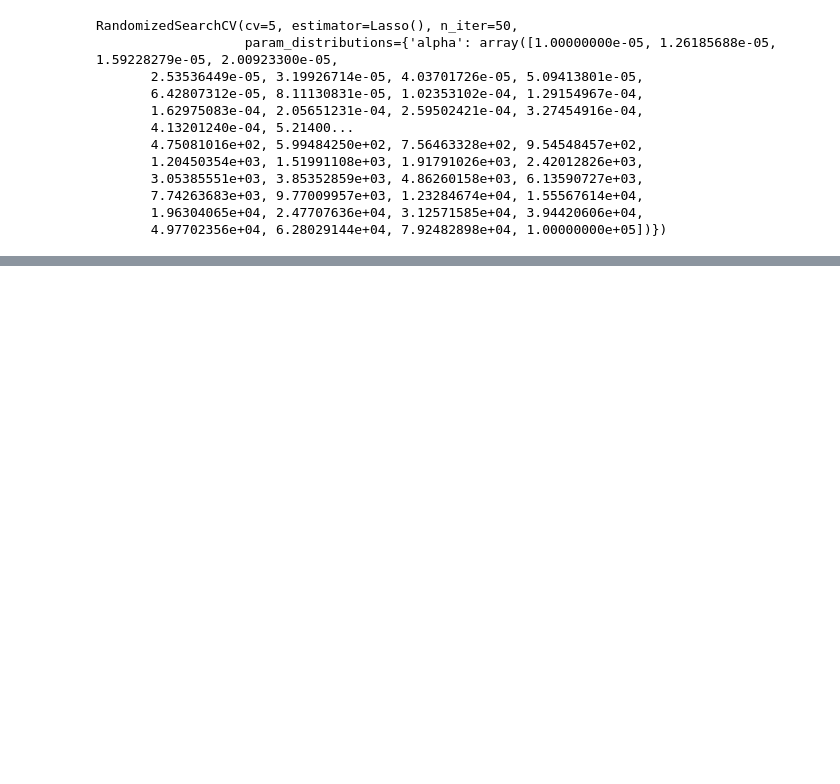
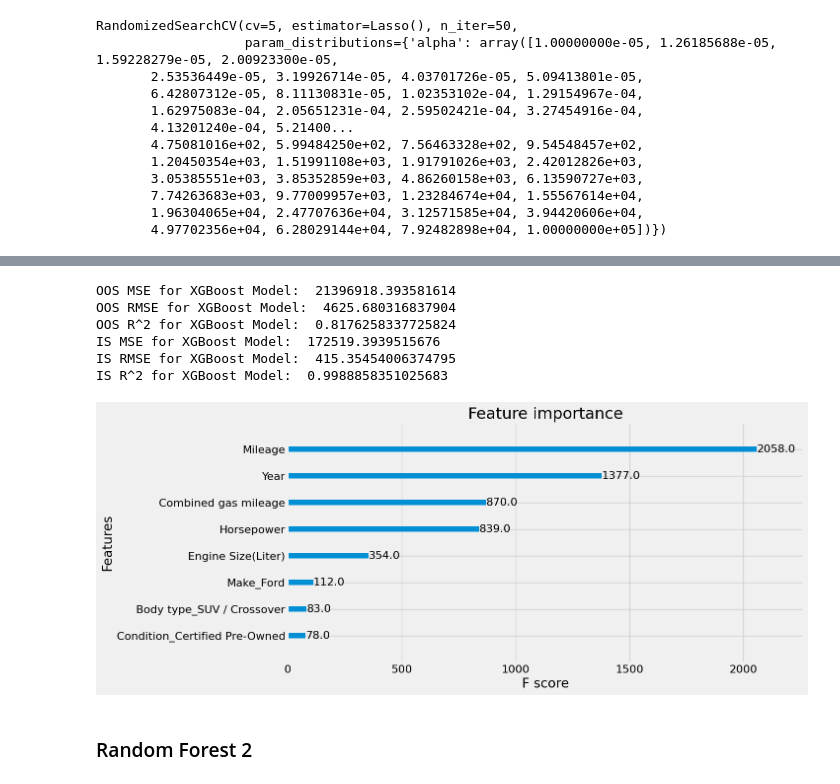
Before and after one commit to murads994/Fair-Market-Value-Prediction-CarGurus, a Jupyter notebook: Used_Car_Fair_Price_Prediction.ipynb, the cells around one changed output, grey strips where cells are left out. Cells and saved outputs as stored; diff of their text form; code cells hidden in the pictures; blank space fills up the shorter version.

```diff
--- a/Used_Car_Fair_Price_Prediction.ipynb
+++ b/Used_Car_Fair_Price_Prediction.ipynb
@@ -1219,0 +1595,5 @@ Overall it seems like Ridge Regression Model performs the best since it is more
+# %%
+y = df_reserve.loc[:,['Average Market Price']]
+x = df_reserve.drop(['Average Market Price'],axis=1)
+
+x_train, x_test, y_train, y_test = train_test_split(x, y, test_size = 0.2, random_state = 530)
@@ -1219,0 +1718,14 @@ Overall it seems like Ridge Regression Model performs the best since it is more
+# %%
+### XGBoost 2 ###
+### XGBoost Regressor ###
+regressor = XGBRegressor(eval_metric= 'rmse')
+
+param_grid = {
+    'max_depth': [4, 5, 6],
+    'n_estimators': [500, 600, 700],
+    'learning_rate': [0.1, 0.25, 0.5, 0.75],
+    'alpha': [0.25, 0.5, 0.75],
+    'lambda': [1e-5, 1e-2, 0.1] }
+
+search_cv = RandomizedSearchCV(estimator=regressor, param_distributions=param_grid, cv=5, n_iter=50)
+search_cv.fit(x_train, y_train['Average Market Price'])
@@ -1219,0 +1750,36 @@ Overall it seems like Ridge Regression Model performs the best since it is more
+# %%
+best_regressor = search_cv.best_estimator_
+best_regressor.fit(x_train, y_train['Average Market Price'])
+
+y_pred = best_regressor.predict(x_test)
+mse = mean_squared_error(y_test['Average Market Price'], y_pred)
+print("OOS MSE for XGBoost Model: ", mse)
+print("OOS RMSE for XGBoost Model: ", mse**0.5)
+r2 = r2_score(y_test, y_pred)
+print("OOS R^2 for XGBoost Model: ", r2)
+
+
+y_pred_is = best_regressor.predict(x_train)
+mse_is = mean_squared_error(y_train['Average Market Price'], y_pred_is)
+print("IS MSE for XGBoost Model: ", mse_is)
+print("IS RMSE for XGBoost Model: ", mse_is**0.5)
+r2_is = r2_score(y_train, y_pred_is)
+print("IS R^2 for XGBoost Model: ", r2_is)
+# %% [output]
+OOS MSE for XGBoost Model:  21396918.393581614
+OOS RMSE for XGBoost Model:  4625.680316837904
+OOS R^2 for XGBoost Model:  0.8176258337725824
+IS MSE for XGBoost Model:  172519.3939515676
+IS RMSE for XGBoost Model:  415.35454006374795
+IS R^2 for XGBoost Model:  0.9988858351025683
+# %%
+plt.style.use('fivethirtyeight')
+plt.rcParams.update({'font.size': 16})
+
+fig, ax = plt.subplots(figsize=(12,6))
+plot_importance(best_regressor, max_num_features=8, ax=ax)
+plt.show()
+# %% [output]
+[figure, added]
+# %% [markdown]
+### Random Forest 2
```
Also changed, not shown: parts of 75 cells of this notebook.
